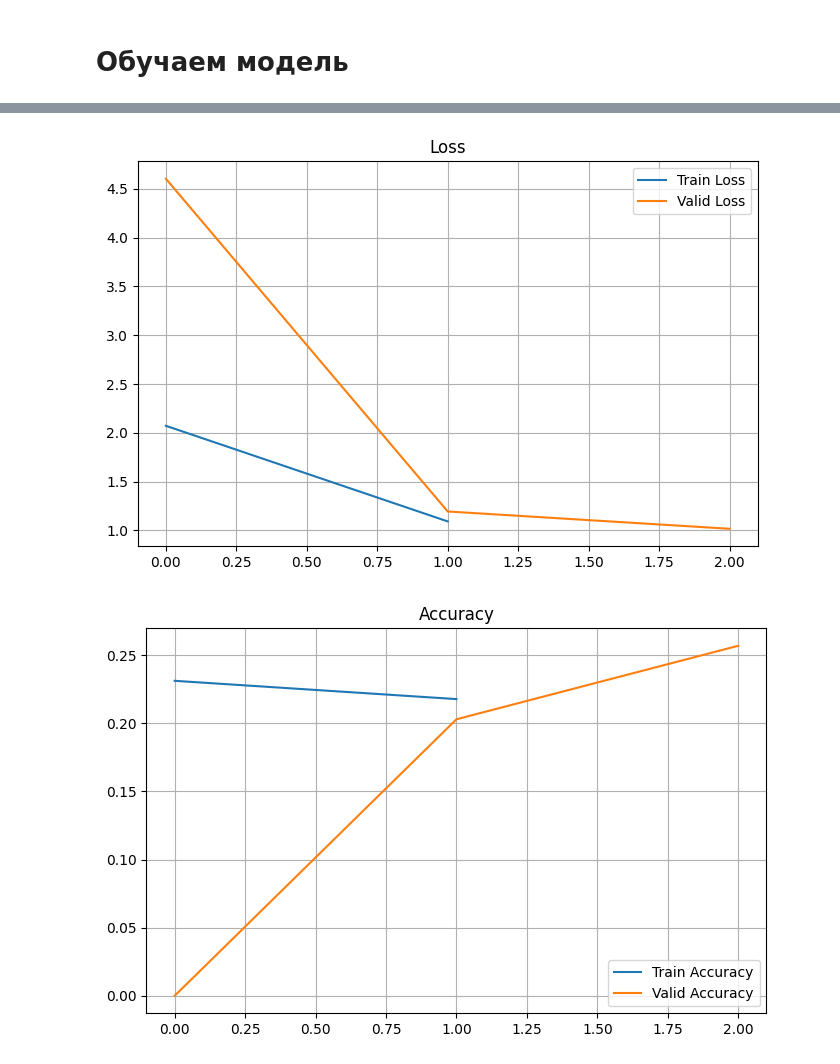
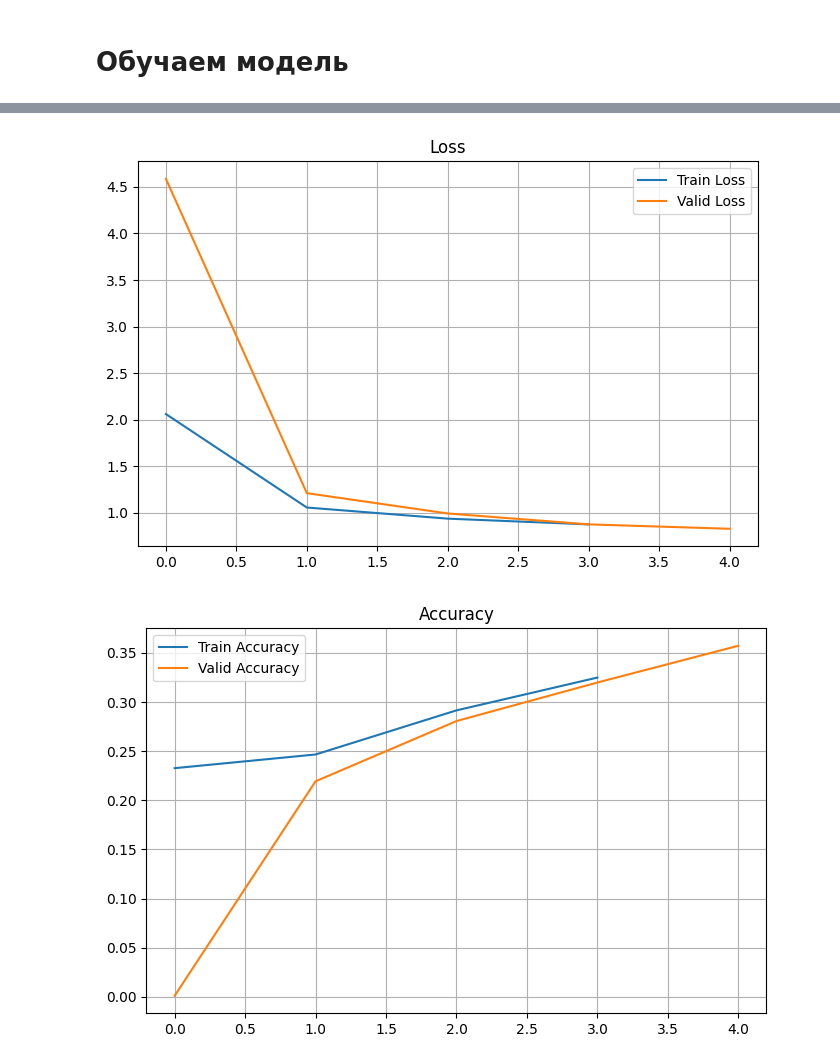
Before and after one commit to Mihail619/Mihail619, a Jupyter notebook: coco-notebook.ipynb, the cells around one changed output, grey strips where cells are left out. Drawn from its saved outputs; the diff is of its cells as text; code cells hidden in the pictures.

Commit message:
Kaggle Notebook | COCO notebook | V_4_4epochs

```diff
--- a/coco-notebook.ipynb
+++ b/coco-notebook.ipynb
@@ -157,7 +157,7 @@ class CustomDataset(CocoDetection) :
 # Использование
 #dataset = CustomDataset(data, targets)
 # %%
-im_size = 64
+im_size = 128
 valid_transforms = v2.Compose(
     [v2.ToImage(),
      v2.ToDtype(torch.float32, scale=True) ,
@@ -675,7 +675,7 @@ class CocoLightning(pl.LightningModule):
 # Обучаем модель
 # %%
 lightning_model = CocoLightning(model=CocoModel, lr=1e-3)
-trainer = pl.Trainer(max_epochs=2,
+trainer = pl.Trainer(max_epochs=4,
                      accelerator='auto')
 
 trainer.fit(lightning_model, train_loader, valid_loader)
@@ -685,4 +685,9 @@ plot_stats(lightning_model.train_accuracy, lightning_model.valid_accuracy, title
 plot_stats(lightning_model.train_precision, lightning_model.valid_precision, title="Precision")
 plot_stats(lightning_model.train_recall, lightning_model.valid_recall, title="Recall")
 plot_stats(lightning_model.train_iou, lightning_model.valid_iou, title="Jaccard")
+
+# Сохранение модели
+model_path = f'/kaggle/working/saved_model.ckpt'
+
+torch.save(lightning_model.state_dict(), model_path)
 # %% [output]
@@ -692,2 +697,2 @@ plot_stats(lightning_model.train_iou, lightning_model.valid_iou, title="Jaccard"
-[figure, old version]
+[figure, new version]
-[figure, old version]
+[figure, new version]
```
Also changed, not shown: parts of 13 cells of this notebook.
